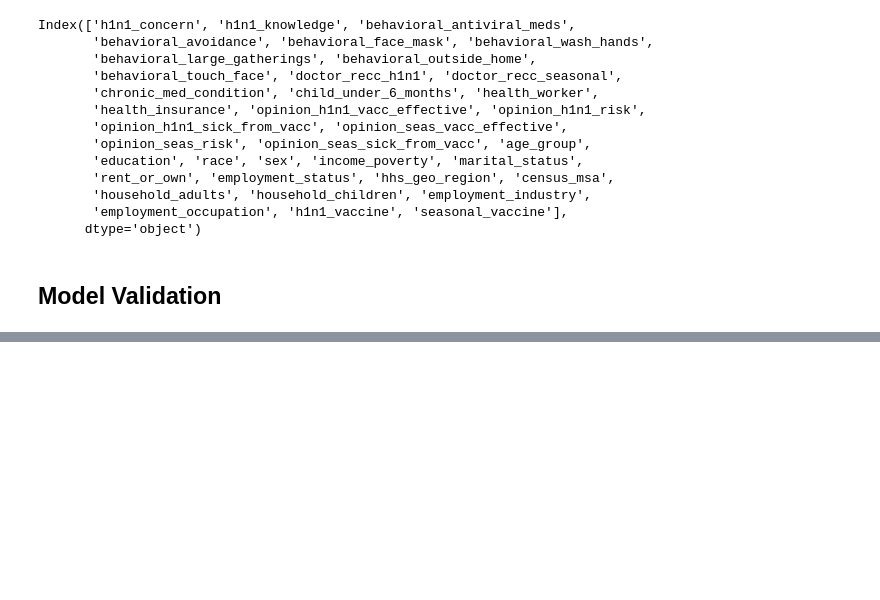
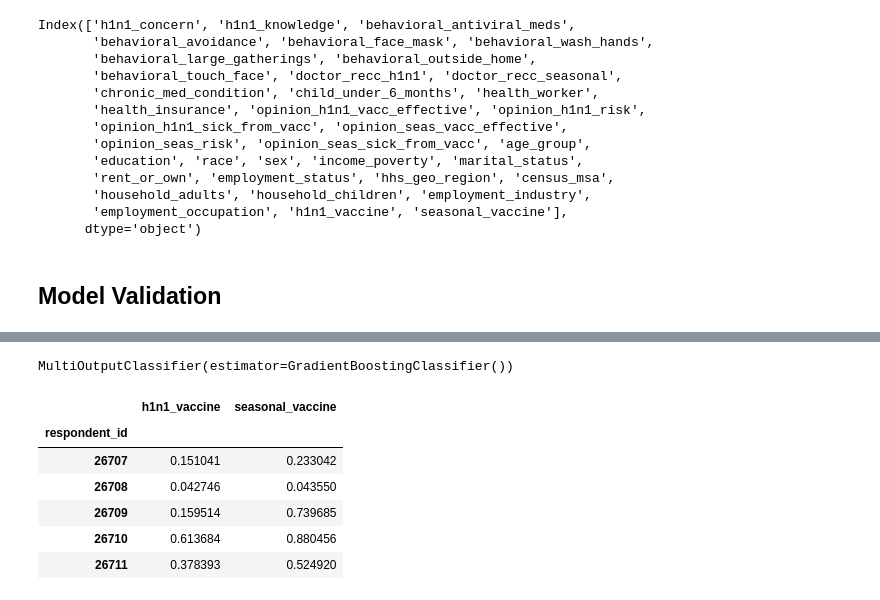
Before and after one commit to talanthier/h1n1-flu-vaccine-prediction, a Jupyter notebook: flu_modeling_02.ipynb, the cells around one changed output, grey strips where cells are left out. Saved outputs shown, nothing was run; the diff lists cells and outputs as text; code cells hidden in the pictures; blank space fills up the shorter version.

```diff
--- a/flu_modeling_02.ipynb
+++ b/flu_modeling_02.ipynb
@@ -159,0 +154,26 @@ plt.show()
+# %%
+final_model = MultiOutputClassifier(GradientBoostingClassifier())
+final_model.fit(X,y)
+# %% [output]
+MultiOutputClassifier(estimator=GradientBoostingClassifier())
+# %%
+test_set = pd.read_csv('data/test_set_features.csv')
+ids = test_set['respondent_id']
+test_set = preprocess(test_set)
+test_set = preprocessing_transformer.transform(test_set)
+# %%
+preds = final_model.predict_proba(test_set)
+# %%
+h1n1_preds = preds[0][:,1]
+seasonal_preds = preds[1][:,1]
+array_preds = np.transpose([h1n1_preds, seasonal_preds])
+predictions = pd.DataFrame(array_preds, columns = ['h1n1_vaccine', 'seasonal_vaccine'], index = ids)
+predictions.head()
+# %% [output]
+|  | h1n1_vaccine | seasonal_vaccine |
+| respondent_id |  |  |
+| 26707 | 0.151041 | 0.233042 |
+| 26708 | 0.042746 | 0.043550 |
+| 26709 | 0.159514 | 0.739685 |
+| 26710 | 0.613684 | 0.880456 |
+| 26711 | 0.378393 | 0.524920 |
```
Also changed, not shown: parts of 10 cells of this notebook.
